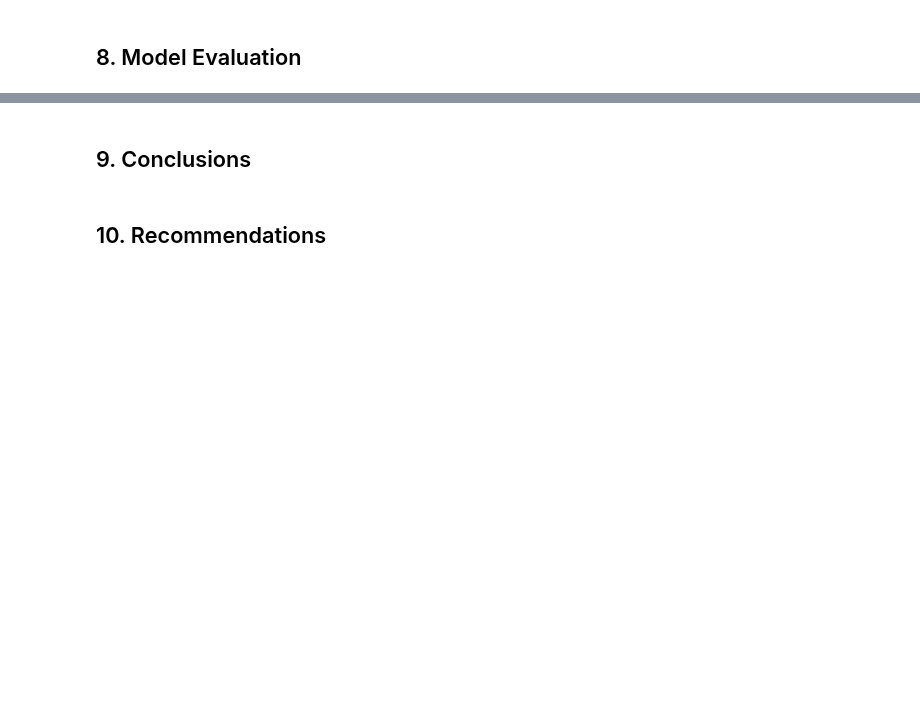
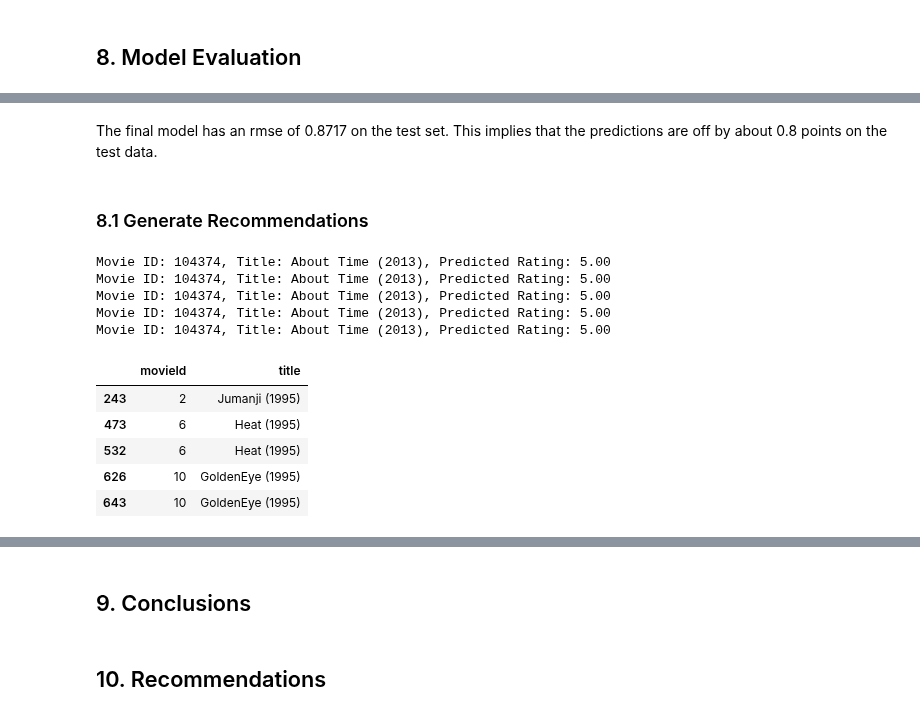
Before and after one commit to BandaVallary/Movie_Recommendation_System, a Jupyter notebook: notebook.ipynb, the cells around one changed output, grey strips where cells are left out. Saved outputs shown, nothing was run; the diff lists cells and outputs as text; code cells hidden in the pictures; blank space fills up the shorter version.

```diff
--- a/notebook.ipynb
+++ b/notebook.ipynb
@@ -440,3 +448,14 @@ train_set, test_set = train_test_split(data, test_size = 0.2)
+# %%
+# compute TF_IDF matrix for movie genres
+tfidf = TfidfVectorizer(stop_words='english')
+sample_size = 10000  # Adjust this number based on your available memory
+
+movies_sample = movies_and_ratings.sample(n=sample_size, random_state=1)
+tfidf_matrix = tfidf.fit_transform(movies_sample['genres'].fillna(''))
+
+
+# compute cosine similarity between movies based on genres
+cosine_sim = cosine_similarity(tfidf_matrix, tfidf_matrix)
 # %% [markdown]
 ## 7. Data Modelling
 
@@ -616,0 +659,63 @@ RMSE: 0.8627
+# %% [markdown]
+The final model has an rmse of 0.8717 on the test set. This implies that the predictions are off by about 0.8 points on the test data.
+# %% [markdown]
+### 8.1 Generate Recommendations
+# %%
+#  get predicted ratings for all unrated movies for a user and return their titles
+def get_collaborative_recommendations(final_model, user_id, all_movie_ids, user_rated_movie_ids, df, n):
+    # Get unrated movies
+    unrated_movies = [movie_id for movie_id in all_movie_ids if movie_id not in user_rated_movie_ids]
+
+    # Predict ratings for the unrated movies
+    predictions = [final_model.predict(user_id, movie_id) for movie_id in unrated_movies]
+
+    # Sort the predictions by the estimated rating (descending)
+    top_predictions = sorted(predictions, key=lambda x: x.est, reverse=True)[:n]
+
+    # Return top N movie IDs and their predicted ratings along with titles
+    recommended_movies = []
+    for pred in top_predictions:
+        movie_title = df.loc[df['movieId'] == pred.iid, 'title'].values[0]
+        recommended_movies.append((pred.iid, movie_title, pred.est))  # Include movie ID, title, and estimated rating
+
+    return recommended_movies
+
+# get recommendations for user id = 43
+collaborative_recs = get_collaborative_recommendations(final_model, 43,
+    movies_and_ratings['movieId'],
+    movies_and_ratings['movieId'],
+    movies_and_ratings,  # Pass the movies DataFrame to the function
+    n=5
+)
+
+# Display the collaborative recommendations
+for movie_id, title, rating in collaborative_recs:
+    print(f'Movie ID: {movie_id}, Title: {title}, Predicted Rating: {rating:.2f}')
+# %% [output]
+Movie ID: 104374, Title: About Time (2013), Predicted Rating: 5.00
+Movie ID: 104374, Title: About Time (2013), Predicted Rating: 5.00
+Movie ID: 104374, Title: About Time (2013), Predicted Rating: 5.00
+Movie ID: 104374, Title: About Time (2013), Predicted Rating: 5.00
+Movie ID: 104374, Title: About Time (2013), Predicted Rating: 5.00
+# %%
+# Function to get top N similar movies based on genres for a given movie
+def get_similar_movies(movie_id, movies_and_ratings, cosine_sim, n):
+    movie_idx = movies_and_ratings[movies_and_ratings['movieId'] == movie_id].index[0]
+    sim_scores = list(enumerate(cosine_sim[movie_idx]))
+    sim_scores = sorted(sim_scores, key=lambda x: x[1], reverse=True)
+    similar_movie_indices = [i[0] for i in sim_scores[1:n+1]]
+
+       # Return the movie IDs and titles of the similar movies
+    similar_movies = movies_and_ratings.iloc[similar_movie_indices][['movieId', 'title']]
+    return similar_movies
+
+# Example: Get top 10 hybrid recommendations for user 1
+recommendations = get_similar_movies( 1, movies_and_ratings, cosine_sim, n=5)
+recommendations
+# %% [output]
+|  | movieId | title |
+| 243 | 2 | Jumanji (1995) |
+| 473 | 6 | Heat (1995) |
+| 532 | 6 | Heat (1995) |
+| 626 | 10 | GoldenEye (1995) |
+| 643 | 10 | GoldenEye (1995) |
```
Also changed, not shown: parts of 25 cells of this notebook.
